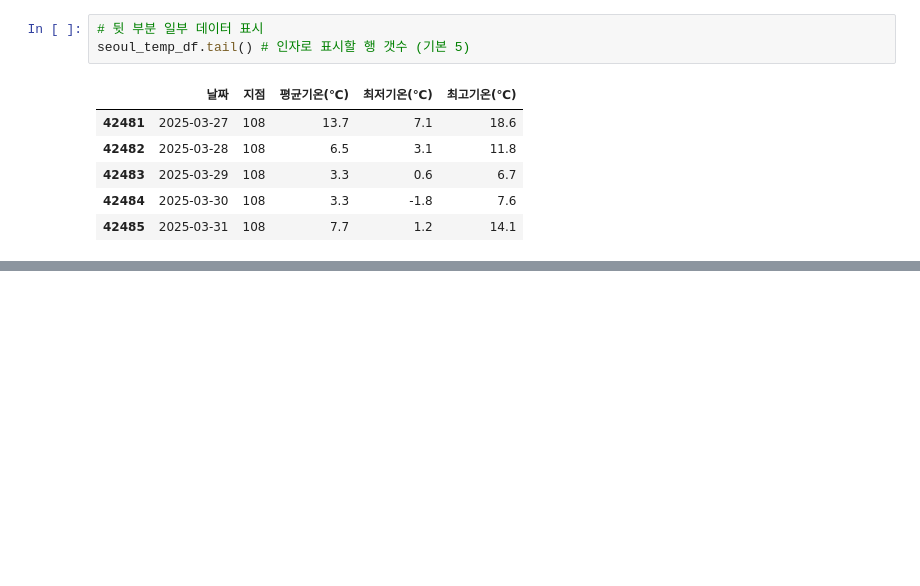
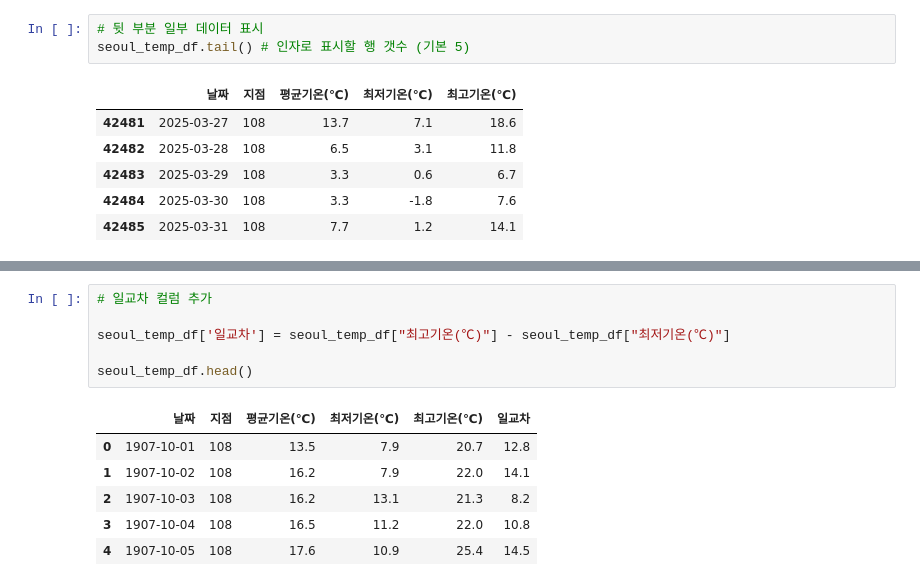
Before and after one commit to kgm423423/python, a Jupyter notebook: Workspace/da-packages/d_oandas_2.ipynb, the cells around one changed output, grey strips where cells are left out. Drawn from its saved outputs; the diff is of its cells as text; blank space fills up the shorter version.

```diff
--- a/Workspace/da-packages/d_oandas_2.ipynb
+++ b/Workspace/da-packages/d_oandas_2.ipynb
@@ -88,0 +116,13 @@ seoul_temp_df[max_temp_mask]
+# %%
+# 일교차 컬럼 추가
+
+seoul_temp_df['일교차'] = seoul_temp_df["최고기온(℃)"] - seoul_temp_df["최저기온(℃)"]
+
+seoul_temp_df.head()
+# %% [output]
+|  | 날짜 | 지점 | 평균기온(℃) | 최저기온(℃) | 최고기온(℃) | 일교차 |
+| 0 | 1907-10-01 | 108 | 13.5 | 7.9 | 20.7 | 12.8 |
+| 1 | 1907-10-02 | 108 | 16.2 | 7.9 | 22.0 | 14.1 |
+| 2 | 1907-10-03 | 108 | 16.2 | 13.1 | 21.3 | 8.2 |
+| 3 | 1907-10-04 | 108 | 16.5 | 11.2 | 22.0 | 10.8 |
+| 4 | 1907-10-05 | 108 | 17.6 | 10.9 | 25.4 | 14.5 |
```
Also changed, not shown: parts of 6 cells of this notebook, 46 other files.
